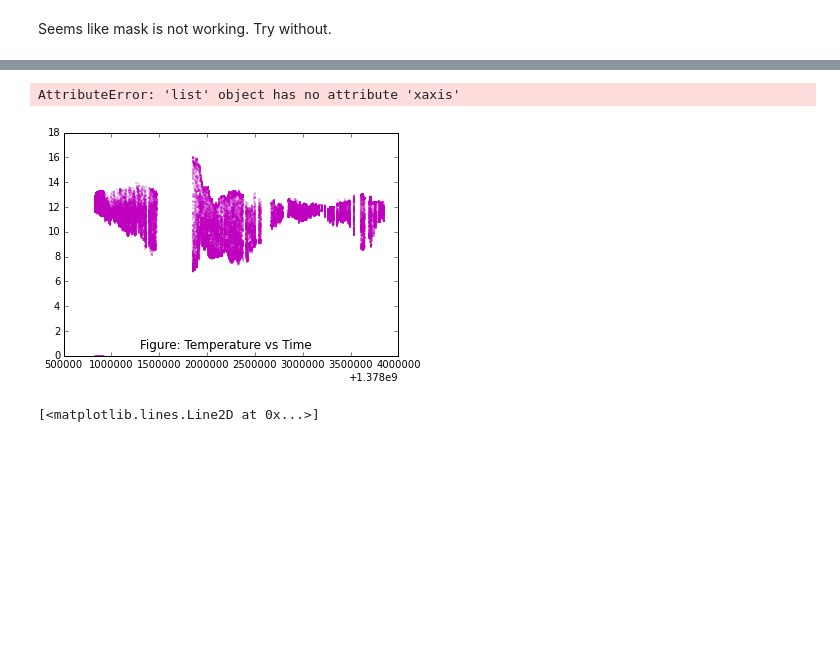
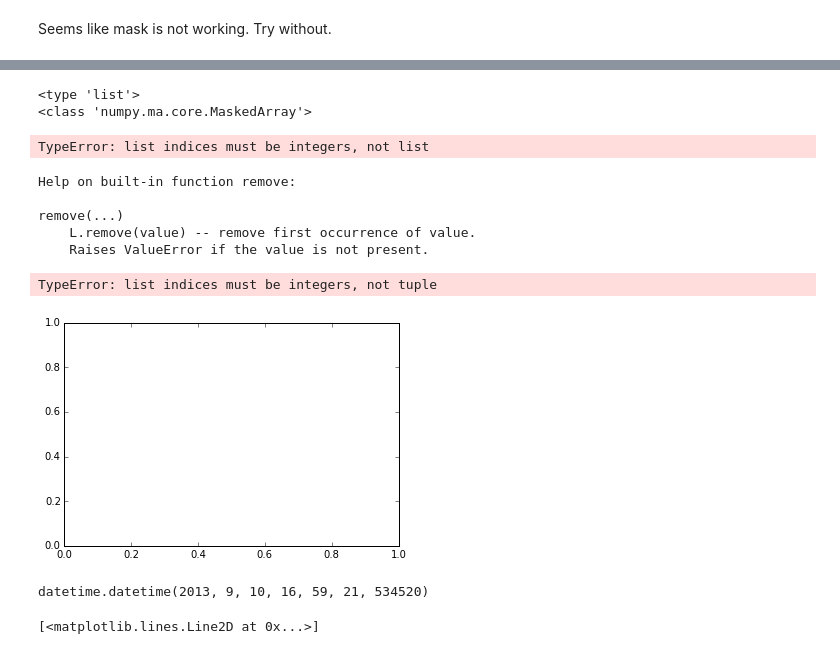
Before and after one commit to duncombe-noaa/system-test, a Jupyter notebook: Theme_4_Glider_Data_Visualization/Glider_Data/Glider_Data_Read.ipynb, the cells around one changed output, grey strips where cells are left out. Saved outputs shown, nothing was run; the diff lists cells and outputs as text; code cells hidden in the pictures; blank space fills up the shorter version.

```diff
--- a/Theme_4_Glider_Data_Visualization/Glider_Data/Glider_Data_Read.ipynb
+++ b/Theme_4_Glider_Data_Visualization/Glider_Data/Glider_Data_Read.ipynb
@@ -219,13 +191,3 @@ ax.autoscale_view()
-# %%
-desc='Figure: Temperature vs Time'
-
-plt.figtext(0.5,0.15,desc,fontsize=12,ha='center')
-
-
-plt.show
-# %% [output]
-AttributeError: 'list' object has no attribute 'xaxis'
-[figure, removed]
 # %%
 # Trying to figure dates in the labels
 
@@ -242,4 +204,56 @@ AttributeError: 'list' object has no attribute 'xaxis'
 # plt.figtext(0.5,0.15,desc,fontsize=12,ha='center')
 # plt.plot(y,x, marker=r'.', color='m', markersize=1, clip_on=False, linewidth=0)
 # plt.show
+# %%
+i=salt>30
+x = salt[:]
+y = [dt.datetime.fromtimestamp(t) for t in time[:]]
+# %%
+zot=y[i]
+
+
+print type(y)
+print type(x)
+# %% [output]
+<type 'list'>
+<class 'numpy.ma.core.MaskedArray'>
+TypeError: list indices must be integers, not list
+# %%
+help(y.remove)
+# %% [output]
+Help on built-in function remove:
+
+remove(...)
+    L.remove(value) -- remove first occurrence of value.
+    Raises ValueError if the value is not present.
+# %%
+fig = plt.figure()
+ax = fig.add_subplot(1,1,1)
+
+ax.plot(y[i,:],x[salt>30])
+
+# plt.plot(y[i],x[i])
+
+# fig = plt.figure()
+# ax = fig.add_subplot(111)
+# ax.plot(y[salt>30],x[salt>30], marker=r'.', color='m', markersize=1, clip_on=False, linewidth=0)
+# %% [output]
+TypeError: list indices must be integers, not tuple
+[figure, added]
+# %%
+
+locator = AutoDateLocator()
+hoursFmt = DateFormatter('%b %d')
+
+ax.xaxis.set_major_locator(locator)
+ax.xaxis.set_major_formatter(hoursFmt)
+ax.autoscale_view()
+
+
+desc='Figure: Temperature vs Time'
+plt.figtext(0.5,0.15,desc,fontsize=12,ha='center')
+
+# plt.plot(y[i],x[i])
+# %% [output]
+datetime.datetime(2013, 9, 10, 16, 59, 21, 534520)
 # %%
```
Also changed, not shown: parts of 9 cells of this notebook, 1 other file.
